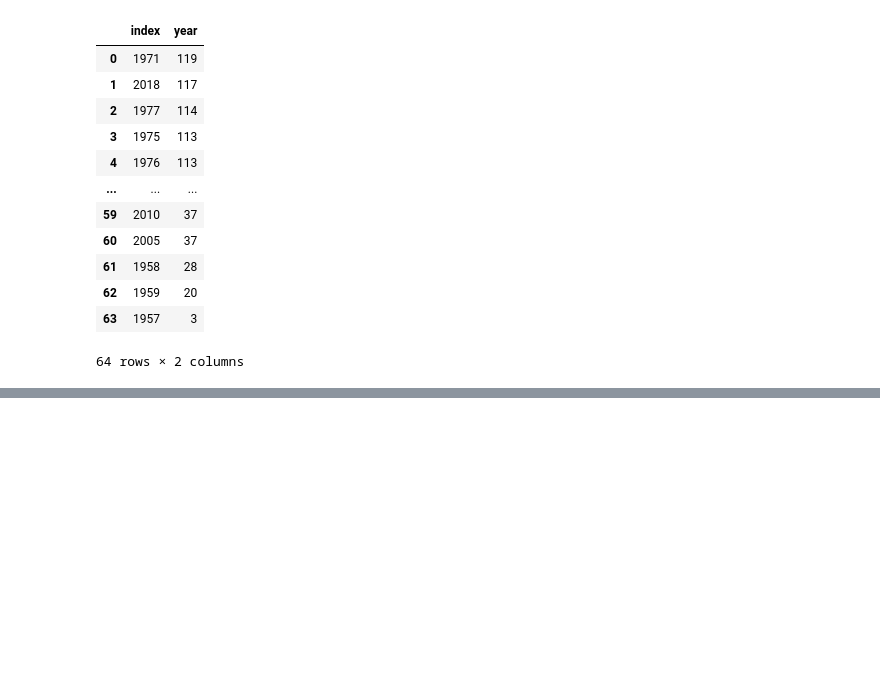
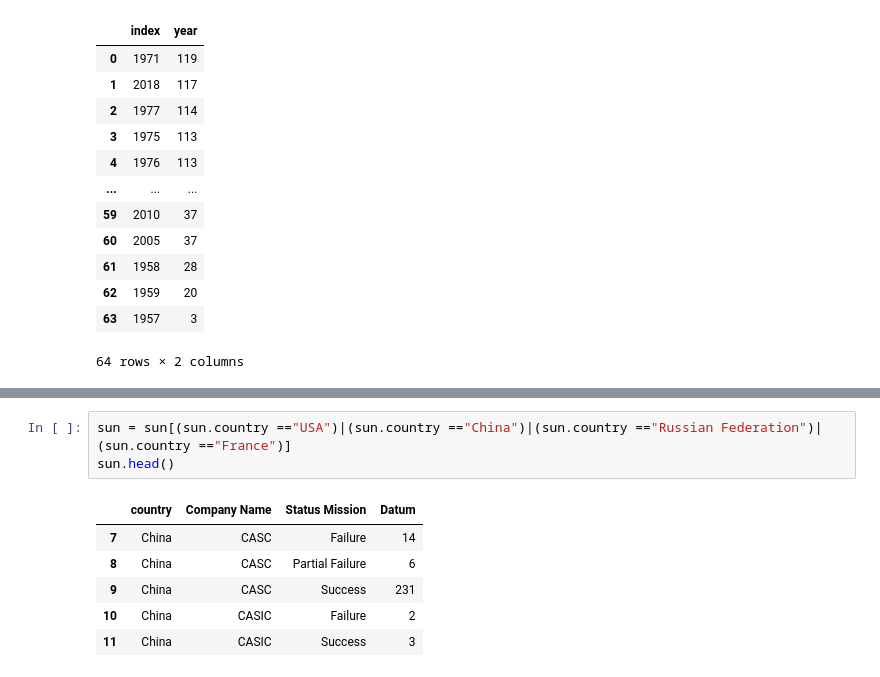
Before and after one commit to MSBurakS/Space-Mission-from-1957-Data-Analysis-My-Practice, a Jupyter notebook: space-mission-from-1957-data-analysis-my-practice.ipynb, the cells around one changed output, grey strips where cells are left out. Cells and saved outputs as stored; diff of their text form; blank space fills up the shorter version.

```diff
--- a/space-mission-from-1957-data-analysis-my-practice.ipynb
+++ b/space-mission-from-1957-data-analysis-my-practice.ipynb
@@ -329,0 +392,10 @@ fig.show()
+# %%
+sun = sun[(sun.country =="USA")|(sun.country =="China")|(sun.country =="Russian Federation")|(sun.country =="France")]
+sun.head()
+# %% [output]
+|  | country | Company Name | Status Mission | Datum |
+| 7 | China | CASC | Failure | 14 |
+| 8 | China | CASC | Partial Failure | 6 |
+| 9 | China | CASC | Success | 231 |
+| 10 | China | CASIC | Failure | 2 |
+| 11 | China | CASIC | Success | 3 |
```
Also changed, not shown: parts of 14 cells of this notebook.
